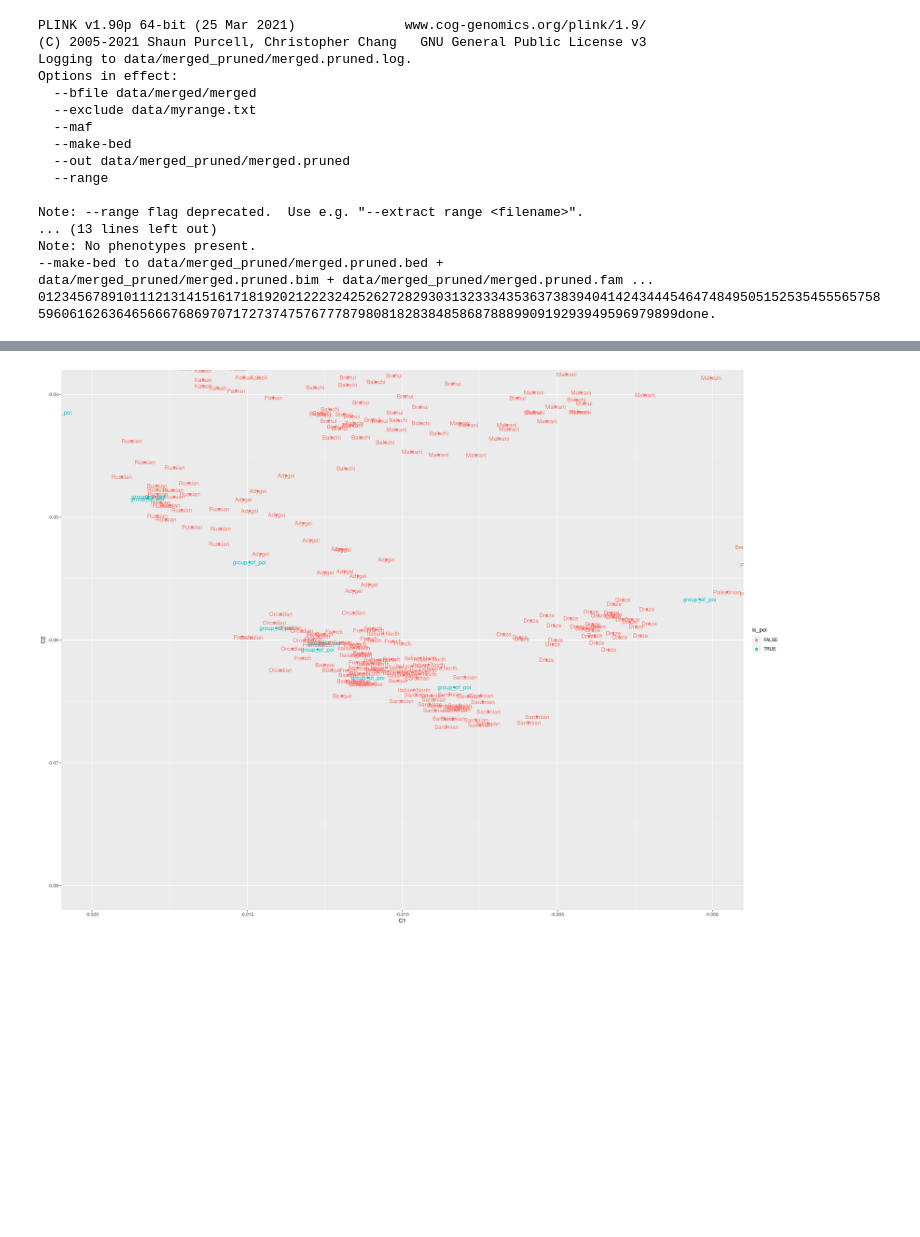
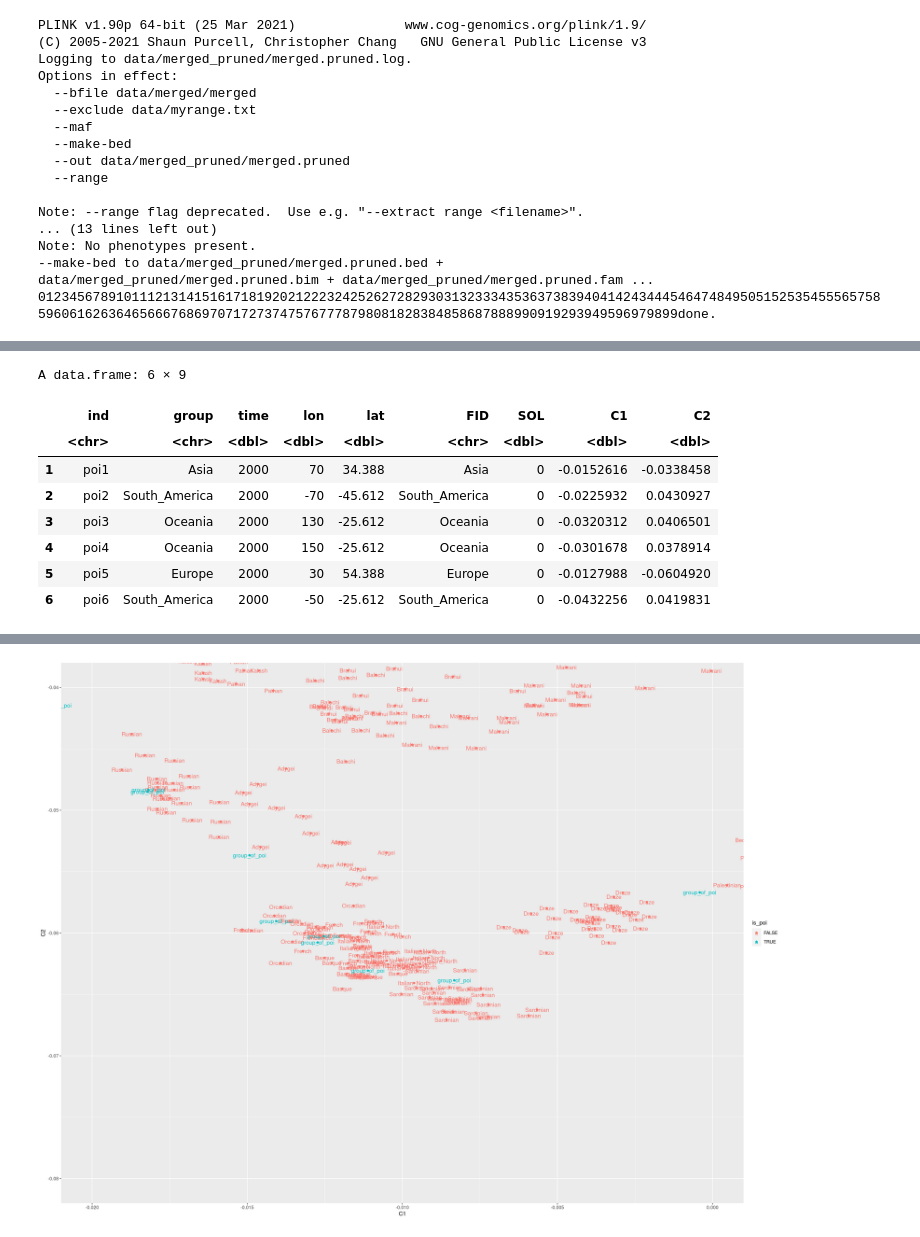
Before and after one commit to nevrome/paagen, a Jupyter notebook: playground/test_workflow.ipynb, the cells around one changed output, grey strips where cells are left out. Saved outputs shown, nothing was run; the diff lists cells and outputs as text; code cells hidden in the pictures; blank space fills up the shorter version.

```diff
--- a/playground/test_workflow.ipynb
+++ b/playground/test_workflow.ipynb
@@ -259,2 +271,14 @@ A spec_tbl_df: 897 × 5
+# %%
+head(input_grid)
+# %% [output]
+A data.frame: 6 × 9
+|  | ind | group | time | lon | lat | FID | SOL | C1 | C2 |
+|  | <chr> | <chr> | <dbl> | <dbl> | <dbl> | <chr> | <dbl> | <dbl> | <dbl> |
+| 1 | poi1 | Asia | 2000 | 70 | 34.388 | Asia | 0 | -0.0152616 | -0.0338458 |
+| 2 | poi2 | South_America | 2000 | -70 | -45.612 | South_America | 0 | -0.0225932 | 0.0430927 |
+| 3 | poi3 | Oceania | 2000 | 130 | -25.612 | Oceania | 0 | -0.0320312 | 0.0406501 |
+| 4 | poi4 | Oceania | 2000 | 150 | -25.612 | Oceania | 0 | -0.0301678 | 0.0378914 |
+| 5 | poi5 | Europe | 2000 | 30 | 54.388 | Europe | 0 | -0.0127988 | -0.0604920 |
+| 6 | poi6 | South_America | 2000 | -50 | -25.612 | South_America | 0 | -0.0432256 | 0.0419831 |
 # %%
 library(ggplot2)
```
Also changed, not shown: parts of 12 cells of this notebook.
